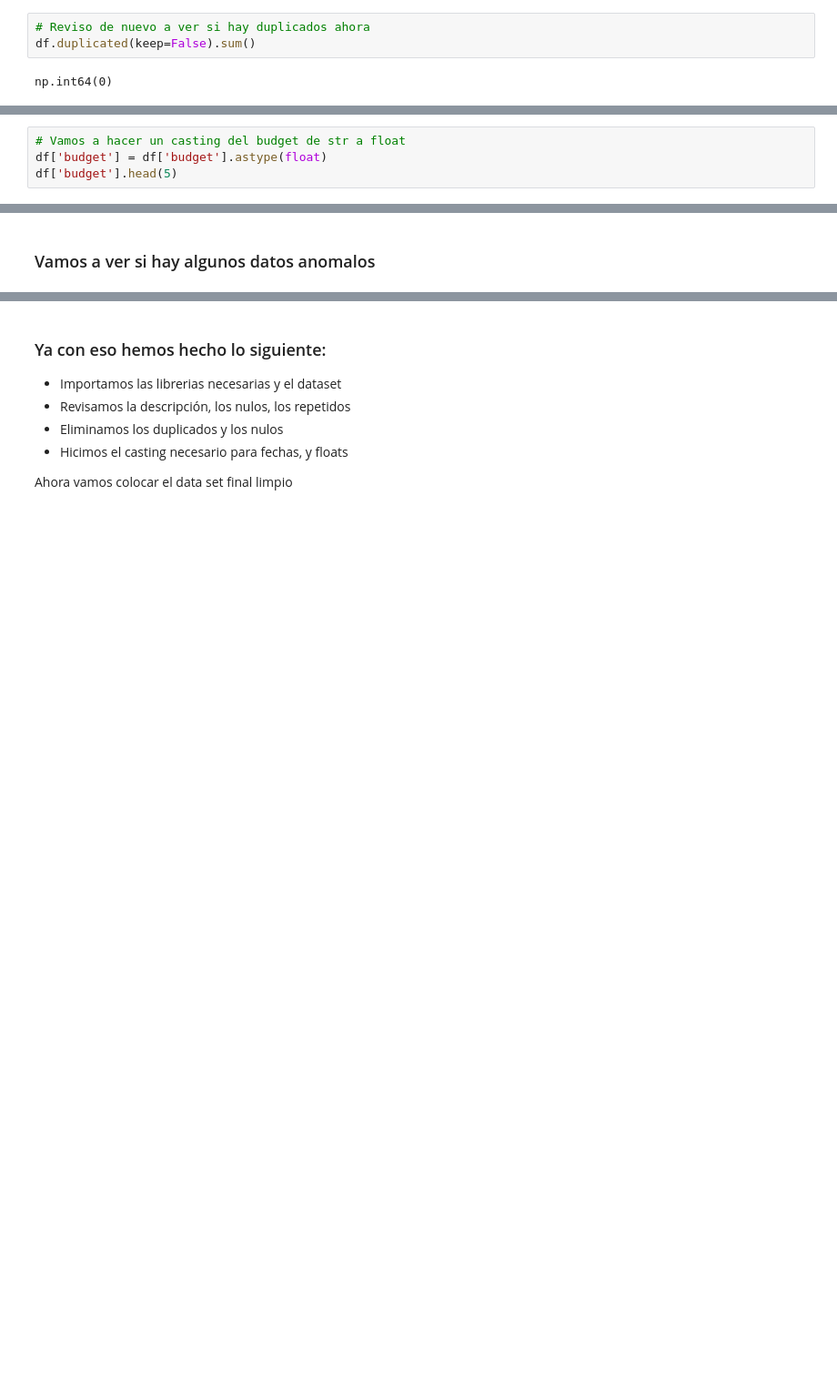
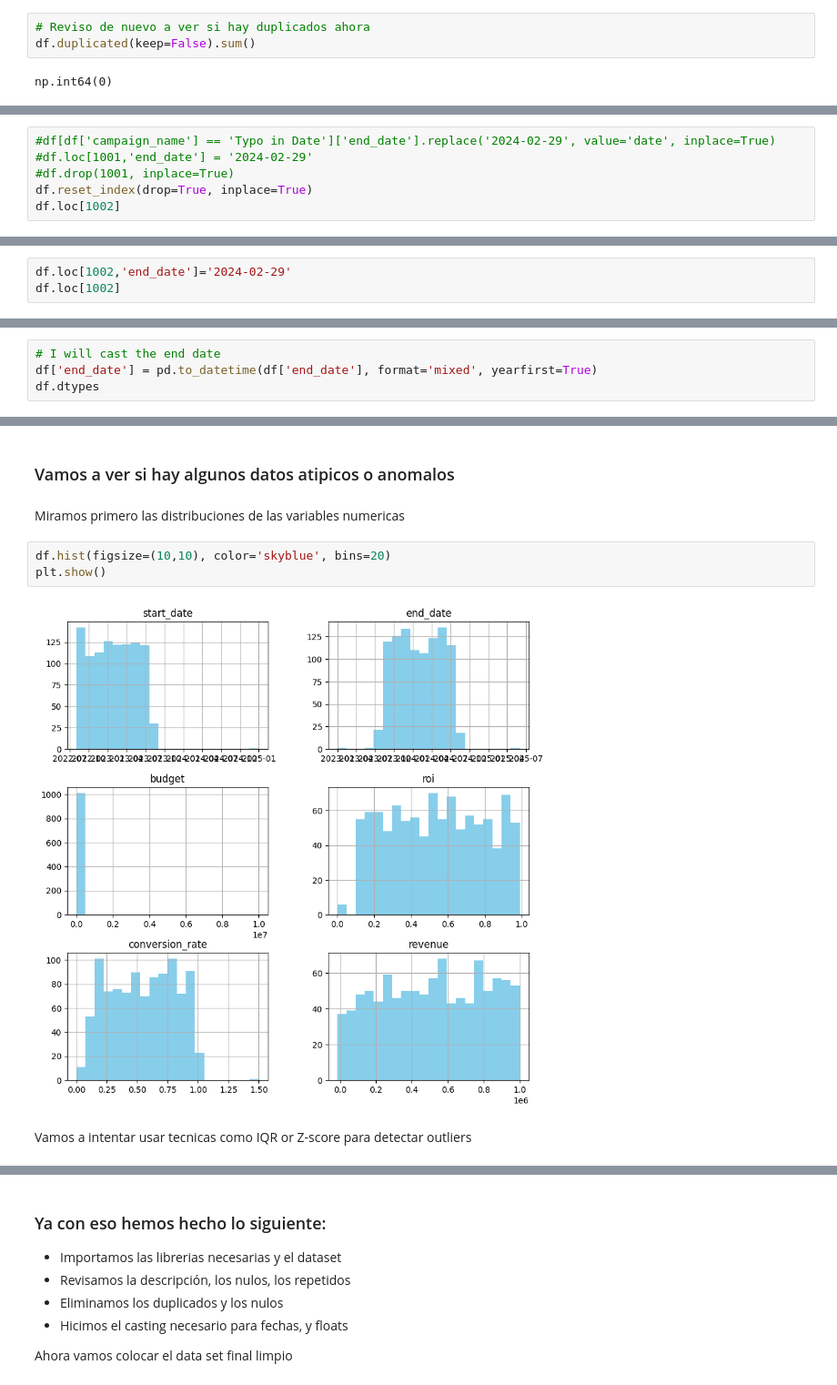
Before and after one commit to David-Gabriel07/Desafio-de-Marketing, a Jupyter notebook: notebooks/Preprocesamiento-de-datos.ipynb, the cells around one changed output, grey strips where cells are left out. Shown: that part at 91% size. Drawn from its saved outputs; the diff is of its cells as text; blank space fills up the shorter version.

```diff
--- a/notebooks/Preprocesamiento-de-datos.ipynb
+++ b/notebooks/Preprocesamiento-de-datos.ipynb
@@ -562,4 +555,0 @@ Name: budget, dtype: object
-# %%
-# Vamos a hacer un casting del budget de str a float
-df['budget'] = df['budget'].astype(float)
-df['budget'].head(5)
@@ -572,0 +558,6 @@ Name: budget, dtype: float64
+# %%
+#df[df['campaign_name'] == 'Typo in Date']['end_date'].replace('2024-02-29', value='date', inplace=True)
+#df.loc[1001,'end_date'] = '2024-02-29'
+#df.drop(1001, inplace=True)
+df.reset_index(drop=True, inplace=True)
+df.loc[1002]
@@ -572,0 +576,3 @@ Name: budget, dtype: float64
+# %%
+df.loc[1002,'end_date']='2024-02-29'
+df.loc[1002]
@@ -584,3 +602,7 @@ channel                    object
 conversion_rate           float64
 revenue                   float64
 dtype: object
+# %%
+# I will cast the end date
+df['end_date'] = pd.to_datetime(df['end_date'], format='mixed', yearfirst=True)
+df.dtypes
@@ -587,2 +621,11 @@ dtype: object
 # %% [markdown]
-### Vamos a ver si hay algunos datos anomalos
+### Vamos a ver si hay algunos datos atipicos o anomalos
+# %% [markdown]
+Miramos primero las distribuciones de las variables numericas
+# %%
+df.hist(figsize=(10,10), color='skyblue', bins=20)
+plt.show()
+# %% [output]
+[figure, added]
+# %% [markdown]
+Vamos a intentar usar tecnicas como IQR or Z-score para detectar outliers
```
Also changed, not shown: parts of 92 cells of this notebook, 1 other file.
